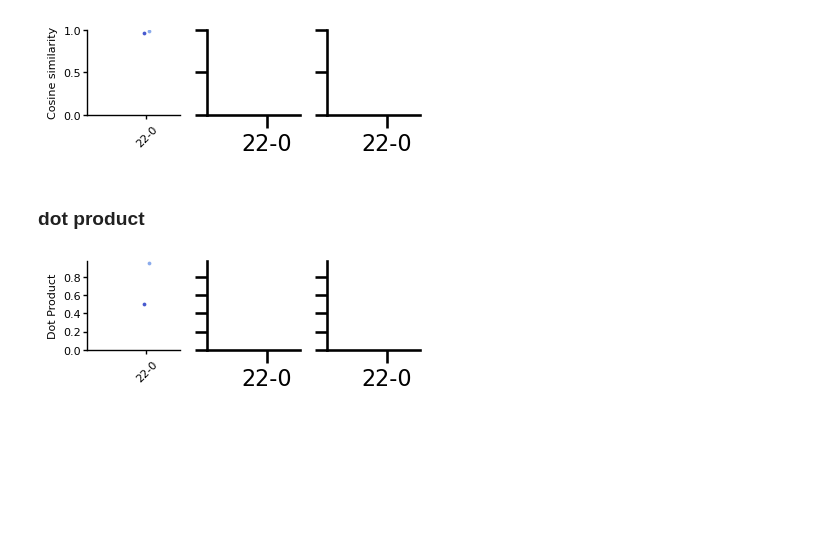
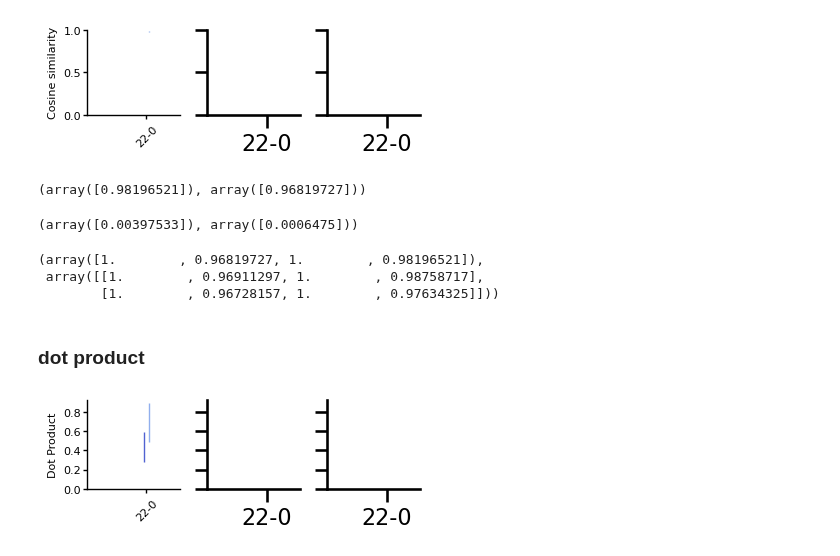
Before and after one commit to lanluo9/inter, a Jupyter notebook: scripts/ipynb/decode_grat2ori2isi.ipynb, the cells around one changed output. Saved outputs shown, nothing was run; the diff lists cells and outputs as text; code cells hidden in the pictures; blank space fills up the shorter version.

```diff
--- a/scripts/ipynb/decode_grat2ori2isi.ipynb
+++ b/scripts/ipynb/decode_grat2ori2isi.ipynb
@@ -1697,0 +1708,8 @@ dir_fig = os.path.join(dir_repo, r'results\decoder_grat8/'.replace('\\', '/'))
+# %%
+for (i, iarea) in enumerate(['V1',]): #  'LM', 'LI'
+    for (j, iisi) in enumerate(['isi=250', 'isi=6k', ]):
+
+        tmp1 = tmp[(tmp.area == iarea) & (tmp.isi == iisi)].acc.values
+        tmp2 = tmp[(tmp.area == iarea) & (tmp.isi == iisi)].err.values
+
+        print(tmp1-tmp2, tmp1+tmp2)
@@ -1721,13 +1742,13 @@ def get_df_decorr(df_tidy, current_area, filter_cell=None):
     df_decorr = df_tidy[['dfof',
                         'cell_id', 'resp_id', 'isi', 'stim2_id', 'trial_id',
                         'filter_cell_vis', 'filter_cell_stim', # 'filter_cell_well_fit', 'filter_cell_well_max',
-                        'area', 'mouse', 'date', 'sess'
+                        'area', 'mouse', 'date', # 'sess'
                         ]]
 
     df_decorr['stim2_dist'] = df_decorr.stim2_id.apply(lambda x: 22.5*(8-x) if x > 4 else 22.5*x)
                               # stim2 distance from 0 deg, hard coded for 8 ori. TODO: modify if needed
 
-    df_decorr['date_sess'] = df_decorr.date.astype(str) + '_' + df_decorr.sess.astype(str)
+    df_decorr['date_sess'] = df_decorr.date.astype(str) # + '_' + df_decorr.sess.astype(str)
     df_decorr['trial_id'] = df_decorr['date_sess'] + '_' + df_decorr['trial_id'].astype(str) # make trial_id unique across datesess
 
     df_decorr = df_decorr[(df_decorr.isi != 750)
@@ -1953,17 +1974,19 @@ for iarea, cos_sim_boots in enumerate([cos_sim_V1_neighbor_sess, ]): # cos_sim_L
     nori = df_decorr_V1.stim2_dist.nunique()
 
     scatter_size = 3
-    ax[iarea].scatter(np.arange(nori)[1:] + 0.01,
-                       cos_sim_avg[nori+1:],
-                    #    yerr=np.std(cos_sim_boots, axis=0)[nori+1:] / np.sqrt(cos_sim_boots.shape[0]),
+    ax[iarea].errorbar(x=np.arange(nori)[1:] + 0.01,
+                       y=cos_sim_avg[nori+1:],
+                       yerr=np.std(cos_sim_boots, axis=0)[nori+1:] / np.sqrt(cos_sim_boots.shape[0]),
                        color=color_list_noad[iarea], label=f'{area_list[iarea]} unadapted',
-                       linewidth=1, alpha=0.9, s=scatter_size)
+                       linewidth=1, alpha=0.9, # s=scatter_size
+                       )
 
-    ax[iarea].scatter(np.arange(nori)[1:] - 0.01,
-                       cos_sim_avg[1:nori],
-                    #    yerr=np.std(cos_sim_boots, axis=0)[1:nori] / np.sqrt(cos_sim_boots.shape[0]),
+    ax[iarea].errorbar(x=np.arange(nori)[1:] - 0.01,
+                       y=cos_sim_avg[1:nori],
+                       yerr=np.std(cos_sim_boots, axis=0)[1:nori] / np.sqrt(cos_sim_boots.shape[0]),
                        color=color_list_250[iarea], label=f'{area_list[iarea]} adapted',
-                       linewidth=1, alpha=0.9, s=scatter_size)
+                       linewidth=1, alpha=0.9, # s=scatter_size
+                       )
 
 
     ax[iarea].set_xticks(range(nori)[1:], ['22-0', ], rotation=45, fontsize=8);
@@ -1988,6 +2011,20 @@ fig_name = f'decorr_cossim_grat2ori.svg'
 # fig.savefig(os.path.join(fig_dir, fig_name), bbox_inches='tight')
 # %% [output]
 [figure]
+# %%
+cos_sim_avg[nori+1:], cos_sim_avg[1:nori],
+# %% [output]
+(array([0.98196521]), array([0.96819727]))
+# %%
+np.std(cos_sim_boots, axis=0)[nori+1:] / np.sqrt(cos_sim_boots.shape[0]), np.std(cos_sim_boots, axis=0)[1:nori] / np.sqrt(cos_sim_boots.shape[0]),
+# %% [output]
+(array([0.00397533]), array([0.0006475]))
+# %%
+cos_sim_avg, cos_sim_V1_neighbor_sess
+# %% [output]
+(array([1.        , 0.96819727, 1.        , 0.98196521]),
+ array([[1.        , 0.96911297, 1.        , 0.98758717],
+        [1.        , 0.96728157, 1.        , 0.97634325]]))
 # %% [markdown]
 ### dot product
 # %%
@@ -2017,40 +2054,42 @@ for iarea, cos_sim_boots in enumerate([dot_prod_V1_neighbor_sess, ]):
 
 
     scatter_size = 3
-    ax[iarea].scatter(np.arange(nori)[1:] + 0.01,
+    ax[iarea].errorbar(np.arange(nori)[1:] + 0.01,
                        cos_sim_avg[nori+1:],
-                    #    yerr=np.std(cos_sim_boots, axis=0)[nori+1:] / np.sqrt(cos_sim_boots.shape[0]),
+                       yerr=np.std(cos_sim_boots, axis=0)[nori+1:] / np.sqrt(cos_sim_boots.shape[0]),
                        color=color_list_noad[iarea], label=f'{area_list[iarea]} unadapted',
-                       linewidth=1, alpha=0.9, s=scatter_size)
+                       linewidth=1, alpha=0.9, # s=scatter_size
+                       )
 
-    ax[iarea].scatter(np.arange(nori)[1:] - 0.01,
+    ax[iarea].errorbar(np.arange(nori)[1:] - 0.01,
                        cos_sim_avg[1:nori],
-                    #    yerr=np.std(cos_sim_boots, axis=0)[1:nori] / np.sqrt(cos_sim_boots.shape[0]),
+                       yerr=np.std(cos_sim_boots, axis=0)[1:nori] / np.sqrt(cos_sim_boots.shape[0]),
                        color=color_list_250[iarea], label=f'{area_list[iarea]} adapted',
-                       linewidth=1, alpha=0.9, s=scatter_size)
+                       linewidth=1, alpha=0.9, # s=scatter_size
+                       )
 
 
     ax[iarea].set_xticks(range(nori)[1:], ['22-0', ], rotation=45, fontsize=8);
     ylim_upper = ax[iarea].get_ylim()[1]
     # yticks = np.linspace(ylim_lower, ylim_upper, 3)
     yticks = np.arange(0, ylim_upper, 0.2)
     ax[iarea].set_yticks(yticks, [str(np.round(i, 2)) for i in yticks], fontsize=8);
     ax[iarea].tick_params(axis='y', which='major', pad=1) # adjust y tick label position (paddding)
     ax[iarea].tick_params(direction='out', length=3, width=1)
 
     xlim_upper = ax[iarea].get_xlim()[1]
     ax[iarea].set_xlim(1-0.2, xlim_upper+0.1)
     ax[iarea].spines['left'].set_linewidth(1) # set axis width
     ax[iarea].spines['bottom'].set_linewidth(1)
     # ax[iarea].legend(frameon=False, loc='upper right', fontsize=8)
 
 ax[1].set_xlabel('');
 ax[0].set_ylabel('Dot Product', fontsize=8);
 sns.despine();
 fig.tight_layout();
 
 fig_dir = r'C:\Users\ll357\Documents\inter\results\grat_work_fig/'.replace('\\', '/')
 fig_name = f'decorr_dotprod_grat2ori.svg'
 # fig.savefig(os.path.join(fig_dir, fig_name), bbox_inches='tight')
 # %% [output]
-[figure, old version]
+[figure, new version]
```
Also changed, not shown: parts of 9 cells of this notebook, 8 other files.
